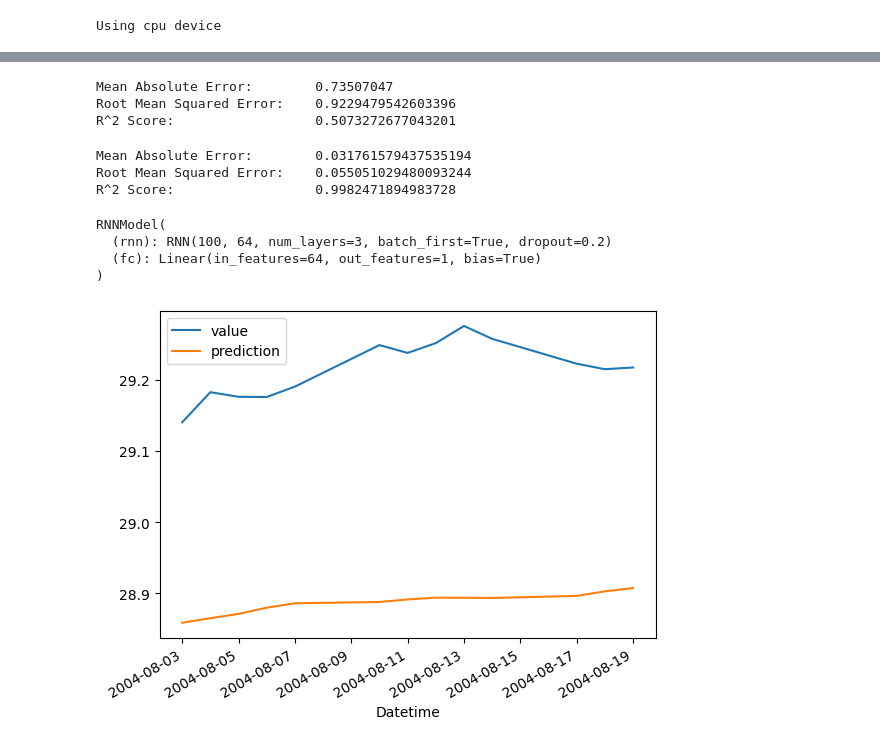
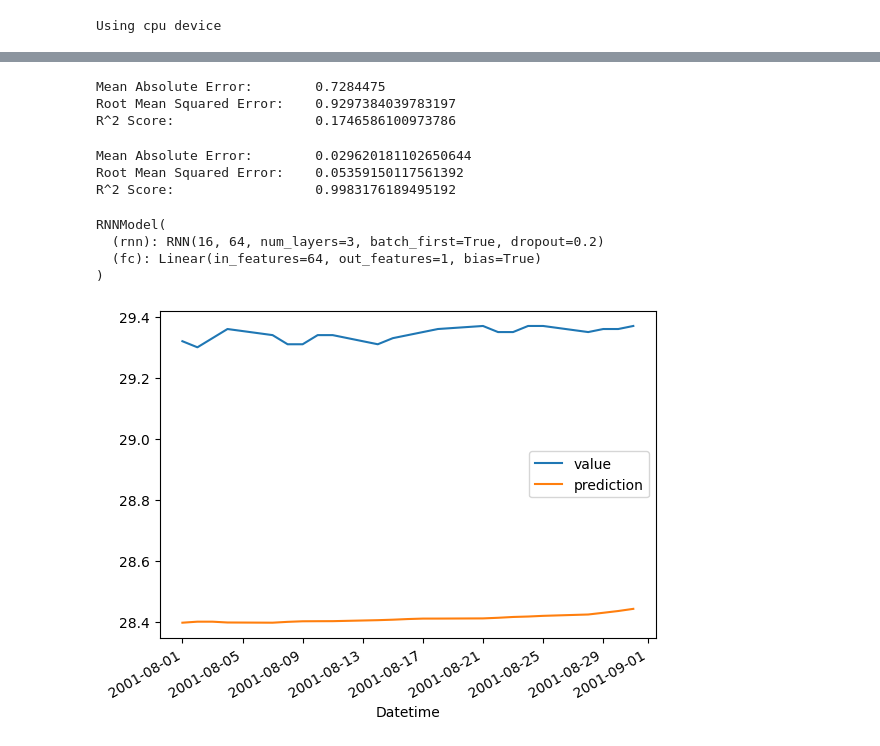
Before and after one commit to gregory-237/ApplicationProgrammingLab5_PyTorch, a Jupyter notebook: main.ipynb, the cells around one changed output, grey strips where cells are left out. Cells and saved outputs as stored; diff of their text form; code cells hidden in the pictures.

```diff
--- a/main.ipynb
+++ b/main.ipynb
@@ -46,7 +46,7 @@ def generate_time_lags(df, n_lags):
     df_n = df_n.iloc[n_lags:]
     return df_n
 
-input_dim = 100
+input_dim = 16
 
 df_timelags = generate_time_lags(df, input_dim)
 df_timelags
@@ -79,6 +79,6 @@ def train_val_test_split(df, target_col, test_ratio):
     X_train, X_val, y_train, y_val = train_test_split(X_train, y_train, test_size=val_ratio, shuffle=False)
     return X_train, X_val, X_test, y_train, y_val, y_test
 
-X_train, X_val, X_test, y_train, y_val, y_test = train_val_test_split(df_timelags, 'value', 0.2)
+X_train, X_val, X_test, y_train, y_val, y_test = train_val_test_split(df_timelags, 'value', 0.1)
 len(X_train), len(X_test), len(X_val)
 # %% [output]
@@ -427,9 +427,9 @@ def calculate_metrics(df):
 
 result_metrics = calculate_metrics(df_result)
 # %% [output]
-Mean Absolute Error:        0.73507047
-Root Mean Squared Error:    0.9229479542603396
-R^2 Score:                  0.5073272677043201
+Mean Absolute Error:        0.7284475
+Root Mean Squared Error:    0.9297384039783197
+R^2 Score:                  0.1746586100973786
 # %%
 from sklearn.linear_model import LinearRegression
 
@@ -451,23 +451,23 @@ def build_baseline_model(df, test_ratio, target_col):
 df_baseline = build_baseline_model(df_timelags, 0.2, 'value')
 baseline_metrics = calculate_metrics(df_baseline)
 # %% [output]
-Mean Absolute Error:        0.031761579437535194
-Root Mean Squared Error:    0.055051029480093244
-R^2 Score:                  0.9982471894983728
+Mean Absolute Error:        0.029620181102650644
+Root Mean Squared Error:    0.05359150117561392
+R^2 Score:                  0.9983176189495192
 # %%
 model = RNNModel(**model_params)
 model.load_state_dict(torch.load(os.path.join("/content", "weight.pt")))
 model.to(device)
 # %% [output]
 RNNModel(
-  (rnn): RNN(100, 64, num_layers=3, batch_first=True, dropout=0.2)
+  (rnn): RNN(16, 64, num_layers=3, batch_first=True, dropout=0.2)
   (fc): Linear(in_features=64, out_features=1, bias=True)
 )
 # %%
 def split_by_month_prediction(df, month :int, year: int):
     df_by_month = df.query(f'Datetime >= "{year}-{month}-01"').query(f'Datetime <= "{year}-{month}-31"')
     df_by_month.plot()
 
-split_by_month_prediction(df_result, 8, 2004)
+split_by_month_prediction(df_result, 8, 2001)
 # %% [output]
-[figure, old version]
+[figure, new version]
```
Also changed, not shown: parts of 5 cells of this notebook.
